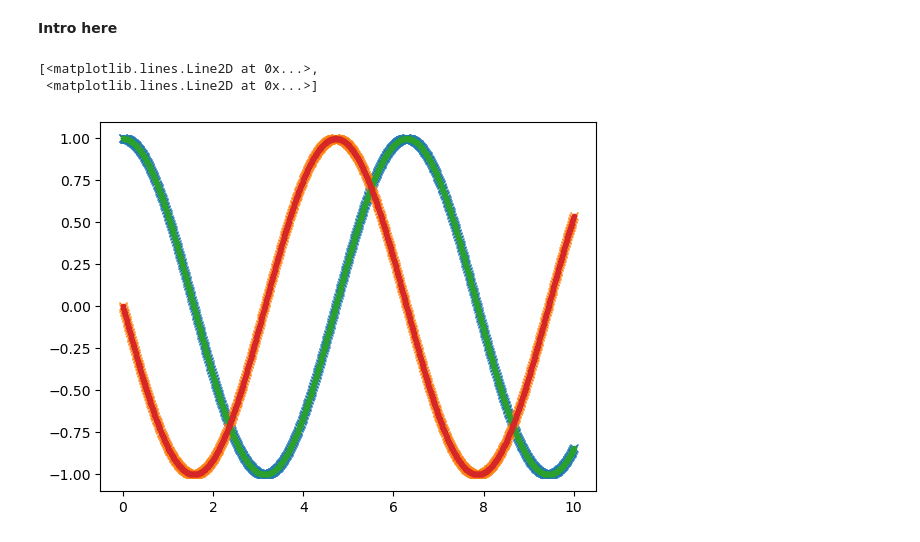
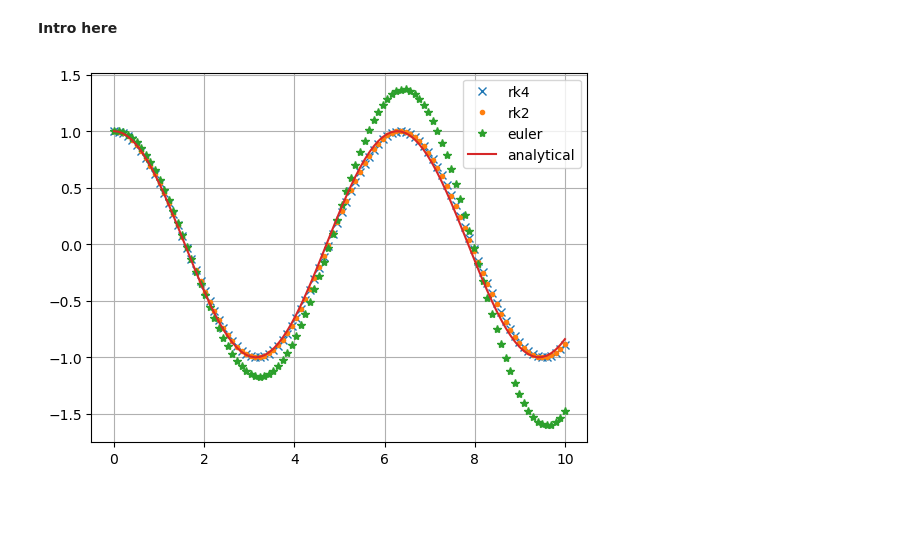
Before and after one commit to simengaasland/MOD510-Projects, a Jupyter notebook: Project 3/Project3_Report.ipynb, the cells around one changed output. Drawn from its saved outputs; the diff is of its cells as text; code cells hidden in the pictures; blank space fills up the shorter version.

Commit message:
Added eulers method to ode_solver()

```diff
--- a/Project 3/Project3_Report.ipynb
+++ b/Project 3/Project3_Report.ipynb
@@ -45,7 +45,15 @@ class ode_solver:
         self.r0 = np.array(r0, float)
 
     def eulers(self):
-        pass
+        '''
+        Eulers method
+        '''
+        points = []
+        r = self.r0.copy()
+        for i, t in enumerate(self.tpoints):
+            points.append(r.copy())
+            r += self.h * self.f(r, t)
+        return self.tpoints, np.array(points)
 
     def rk2(self):
         '''
@@ -83,20 +91,30 @@ class ode_solver:
 # %%
 import matplotlib.pyplot as plt
 
 def f(r,t):
     x, y = r
     fx = y
     fy = -x
     return np.array([fx, fy], float)
 
-cake = ode_solver(f, 0, 10, 1e-2, [1, 0])
+x0, y0 = 1.0, 0.0
+
+cake = ode_solver(f, 0, 10, 0.1, [x0, y0])
 t, sol = cake.rk4()
-t2, sol2 = cake.rk2()
+_, sol2 = cake.rk2()
+_, sol3 = cake.eulers()
+
+# Analytical expressions
+x_analytical = x0 * np.cos(t) + y0 * np.sin(t)
+y_analytical = -x0 * np.sin(t) + y0 * np.cos(t)
 
 
-plt.plot(t, sol, 'x',label = "rk4")
-plt.plot(t2, sol2,'.', label = "rk2")
+plt.plot(t, sol[:, 0], 'x',label = "rk4")
+plt.plot(t, sol2[:, 0],'.', label = "rk2")
+plt.plot(t, sol3[:, 0],'*', label = "euler")
+plt.plot(t, x_analytical, '-', label = "analytical")
+#plt.plot(t, y_analytical, '+', label = "analytical")
+plt.legend()
+plt.grid()
 # %% [output]
-[<matplotlib.lines.Line2D at 0x...>,
- <matplotlib.lines.Line2D at 0x...>]
-[figure, old version]
+[figure, new version]
```
